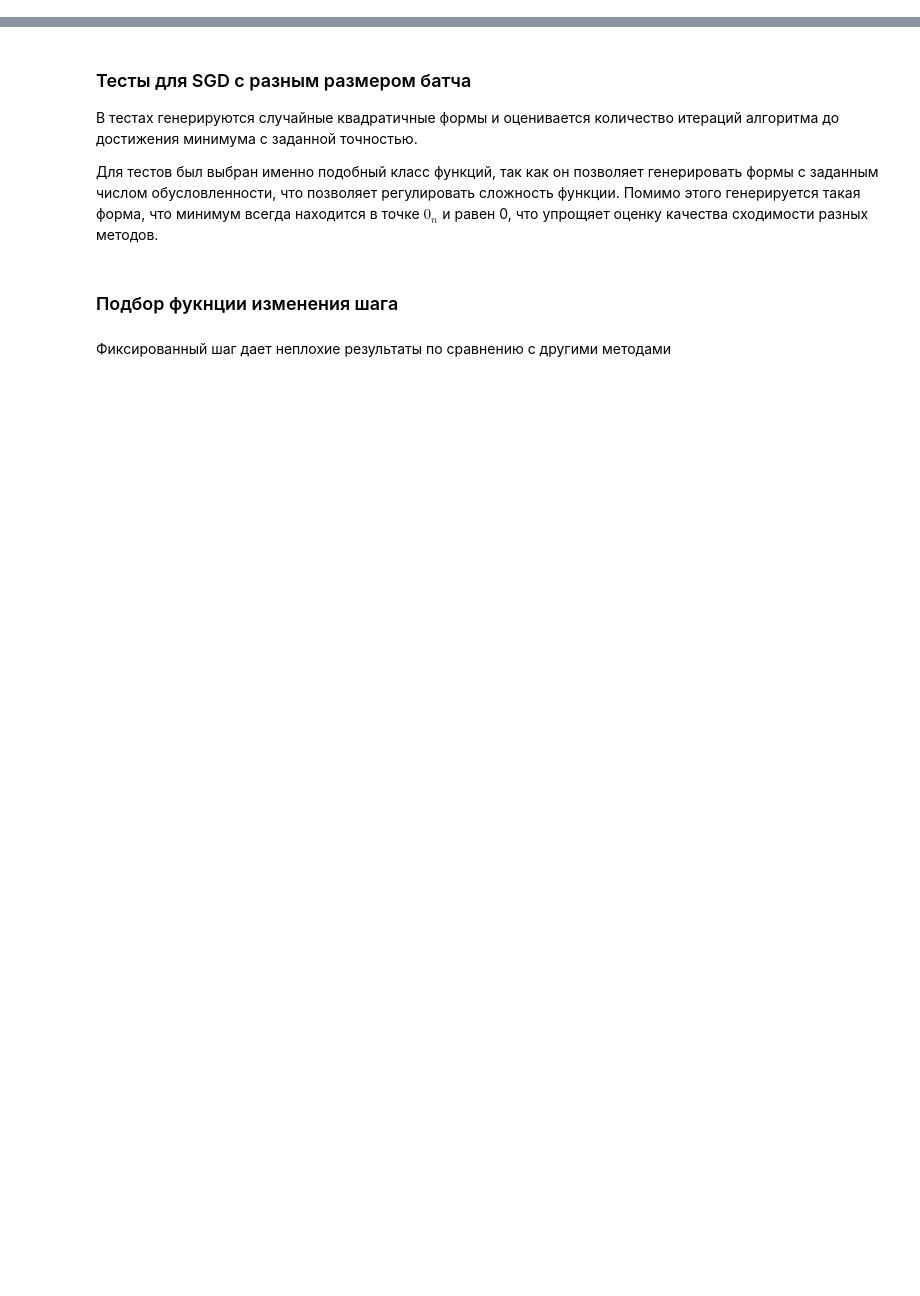
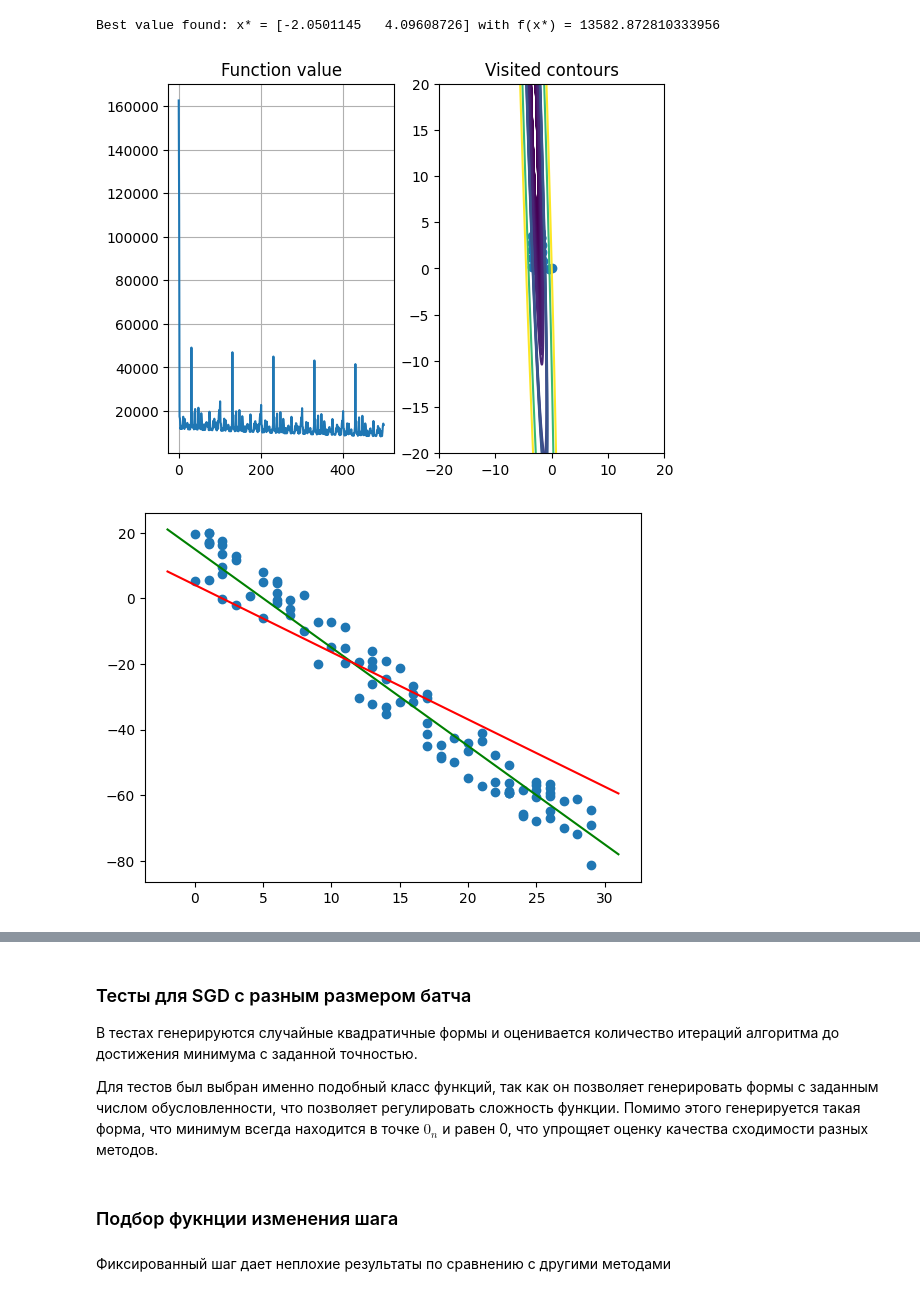
Before and after one commit to spanish-inquisition-optimization/GradientDescentModifications, a Jupyter notebook: part_1-2.ipynb, the cells around one changed output, grey strips where cells are left out. Cells and saved outputs as stored; diff of their text form; code cells hidden in the pictures; blank space fills up the shorter version.

```diff
--- a/part_1-2.ipynb
+++ b/part_1-2.ipynb
@@ -10,0 +62,10 @@ The autoreload extension is already loaded. To reload it, use:
+# %%
+a = -3
+b = 15
+dataset = generate_dataset(a, b, [random.choice(range(30)) for _ in range(100)], 10)
+res_a, res_b = solve_regression(dataset, step_length=0.001)
+visualize_linear_regression_solution(a, b, res_a, res_b, dataset)
+# %% [output]
+Best value found: x* = [-2.0501145   4.09608726] with f(x*) = 13582.872810333956
+[figure, added]
+[figure, added]
```
Also changed, not shown: parts of 13 cells of this notebook, 2 other files.
